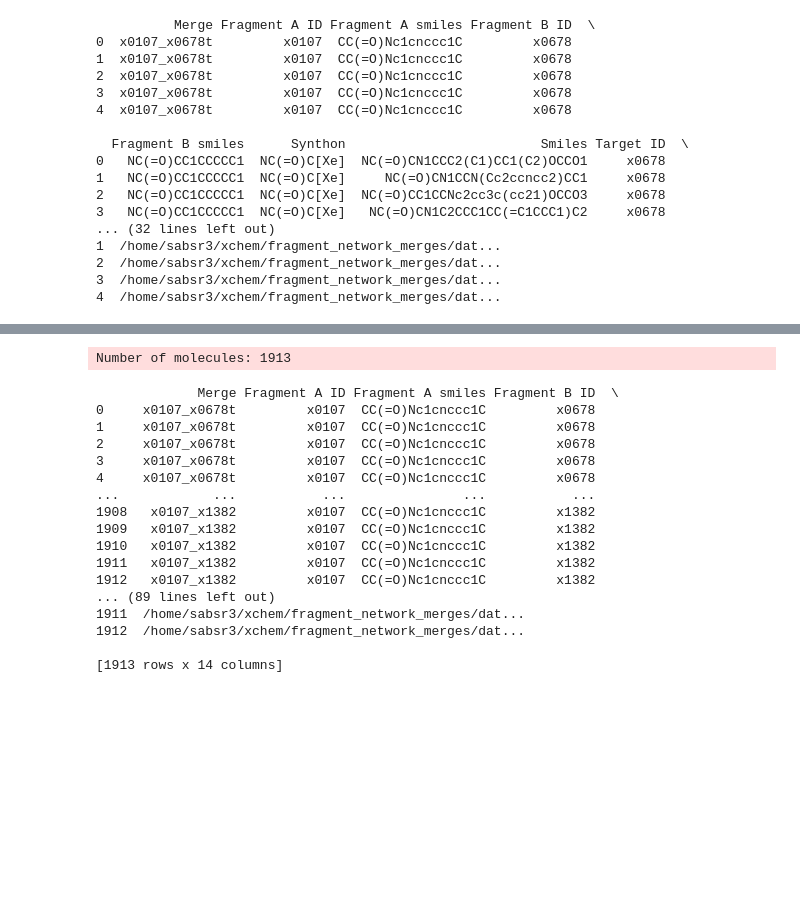
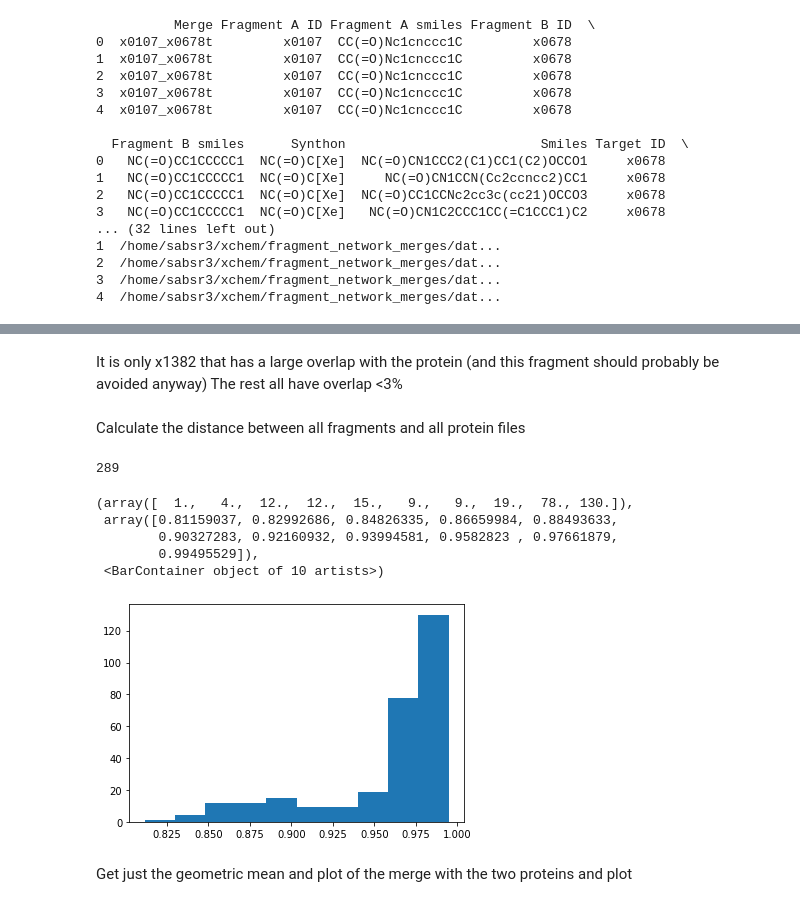
Before and after one commit to stephwills/fragment_network_merges, a Jupyter notebook: notebooks/overlap_filter.ipynb, the cells around one changed output, grey strips where cells are left out. Drawn from its saved outputs; the diff is of its cells as text; code cells hidden in the pictures; blank space fills up the shorter version.

Commit message:
Updated the overlap filter

```diff
--- a/notebooks/overlap_filter.ipynb
+++ b/notebooks/overlap_filter.ipynb
@@ -108,0 +151,8 @@ test_df = df.iloc[:10]
+# %% [markdown]
+It is only x1382 that has a large overlap with the protein (and this fragment should probably be avoided anyway)
+The rest all have overlap <3%
+# %%
+all_frag_files = fraga_files + fragb_files
+all_protein_files = fraga_protein_files + fragb_protein_files
+# %% [markdown]
+Calculate the distance between all fragments and all protein files
@@ -109,21 +161,26 @@ test_df = df.iloc[:10]
+# %%
+combinations = list(itertools.product(all_frag_files, all_protein_files))
+len(combinations)
+# %% [output]
+289
+# %%
+all_possible_distances = []
+for c in combinations:
+    mol = []
+    for m in Chem.SDMolSupplier(c[0]):
+        mol.append(m)
+    dist = rdShapeHelpers.ShapeProtrudeDist(mol[0], rdmolfiles.MolFromPDBFile(c[1]))
+    all_possible_distances.append(dist)
+# %%
+plt.hist(all_possible_distances)
+# %% [output]
+(array([  1.,   4.,  12.,  12.,  15.,   9.,   9.,  19.,  78., 130.]),
+ array([0.81159037, 0.82992686, 0.84826335, 0.86659984, 0.88493633,
+        0.90327283, 0.92160932, 0.93994581, 0.9582823 , 0.97661879,
+        0.99495529]),
+ <BarContainer object of 10 artists>)
+[figure, added]
+# %% [markdown]
+Get just the geometric mean and plot of the merge with the two proteins and plot
 # %%
-OverlapFilterDf(df).fixed_cutoff_filter()
+distances = OverlapFilterDf(df).fixed_cutoff_filter()
-# %% [output]
-Number of molecules: 1913
-             Merge Fragment A ID Fragment A smiles Fragment B ID  \
-0     x0107_x0678t         x0107  CC(=O)Nc1cnccc1C         x0678
-1     x0107_x0678t         x0107  CC(=O)Nc1cnccc1C         x0678
-2     x0107_x0678t         x0107  CC(=O)Nc1cnccc1C         x0678
-3     x0107_x0678t         x0107  CC(=O)Nc1cnccc1C         x0678
-4     x0107_x0678t         x0107  CC(=O)Nc1cnccc1C         x0678
-...            ...           ...               ...           ...
-1908   x0107_x1382         x0107  CC(=O)Nc1cnccc1C         x1382
-1909   x0107_x1382         x0107  CC(=O)Nc1cnccc1C         x1382
-1910   x0107_x1382         x0107  CC(=O)Nc1cnccc1C         x1382
-1911   x0107_x1382         x0107  CC(=O)Nc1cnccc1C         x1382
-1912   x0107_x1382         x0107  CC(=O)Nc1cnccc1C         x1382
-... (89 lines left out)
-1911  /home/sabsr3/xchem/fragment_network_merges/dat...
-1912  /home/sabsr3/xchem/fragment_network_merges/dat...
-
-[1913 rows x 14 columns]
```
Also changed, not shown: parts of 27 cells of this notebook, 1 other file.
